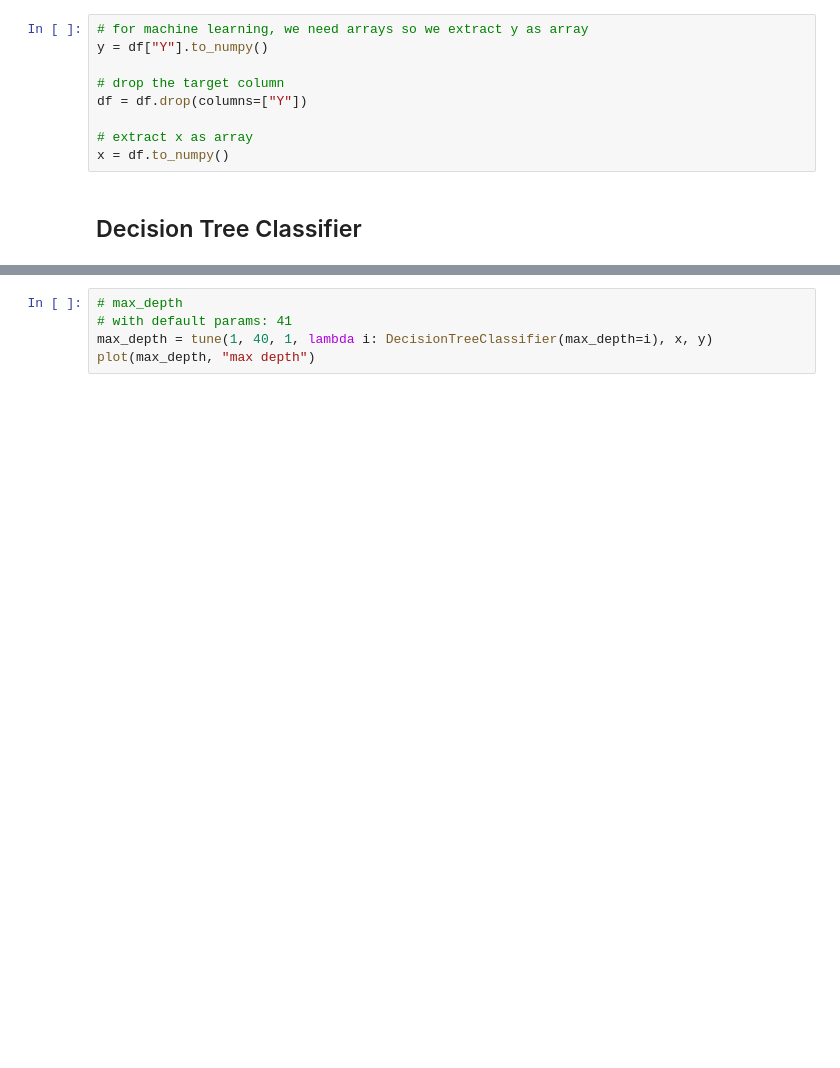
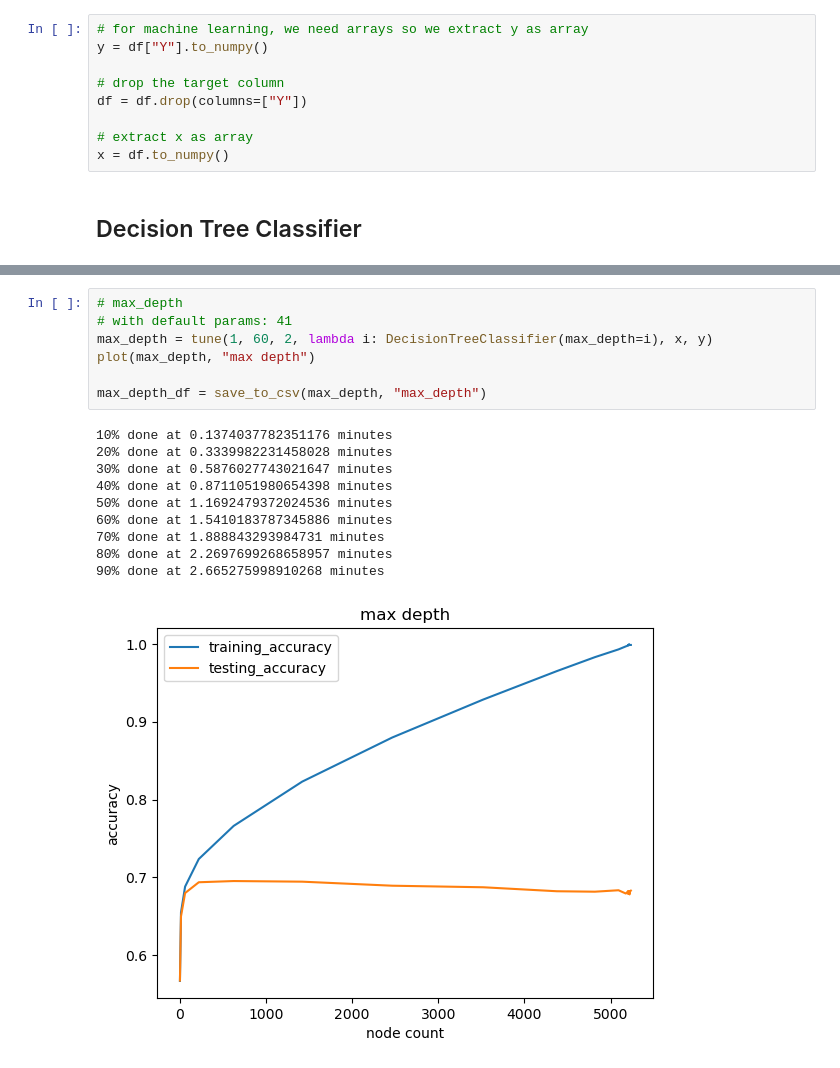
Before and after one commit to Hussain-Aziz/CMP466-Project, a Jupyter notebook: project.ipynb, the cells around one changed output, grey strips where cells are left out. Drawn from its saved outputs; the diff is of its cells as text; blank space fills up the shorter version.

```diff
--- a/project.ipynb
+++ b/project.ipynb
@@ -349,8 +384,21 @@ plot(min_sample_split, "min sample split")
 # %%
 # max_depth
 # with default params: 41
-max_depth = tune(1, 40, 1, lambda i: DecisionTreeClassifier(max_depth=i), x, y)
+max_depth = tune(1, 60, 2, lambda i: DecisionTreeClassifier(max_depth=i), x, y)
 plot(max_depth, "max depth")
+
+max_depth_df = save_to_csv(max_depth, "max_depth")
+# %% [output]
+10% done at 0.1374037782351176 minutes
+20% done at 0.3339982231458028 minutes
+30% done at 0.5876027743021647 minutes
+40% done at 0.8711051980654398 minutes
+50% done at 1.1692479372024536 minutes
+60% done at 1.5410183787345886 minutes
+70% done at 1.888843293984731 minutes
+80% done at 2.2697699268658957 minutes
+90% done at 2.665275998910268 minutes
+[figure, added]
 # %%
 # min_samples_leaf
 # The minimum number of samples required to split an internal node:
```
Also changed, not shown: parts of 31 cells of this notebook, 1 other file.
